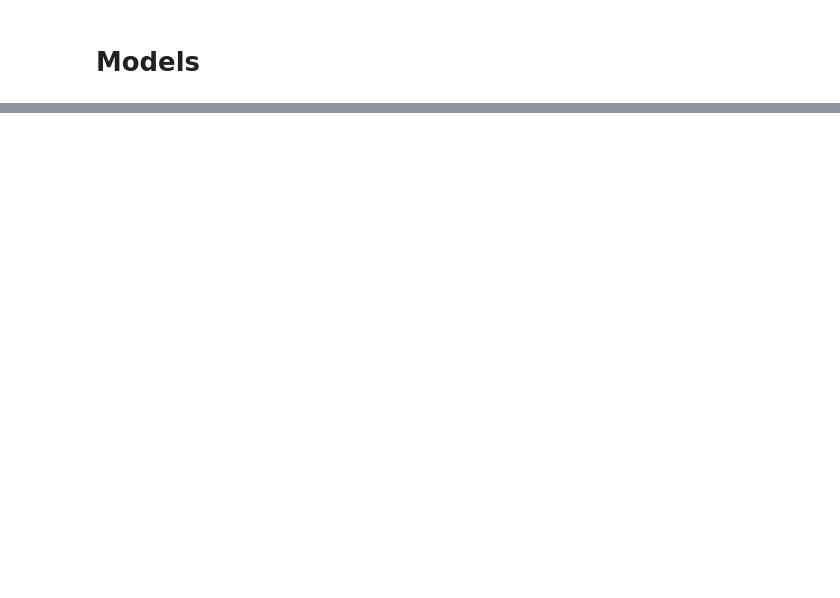
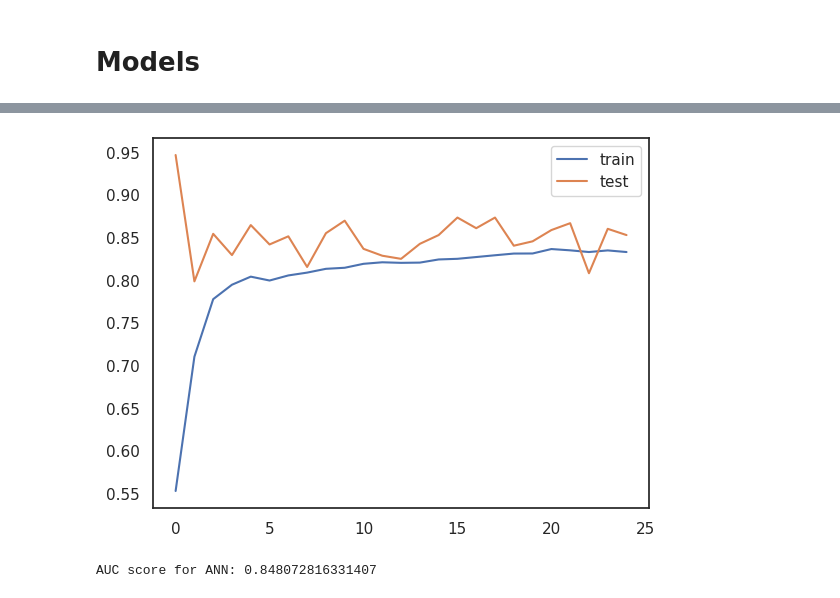
Before and after one commit to VedanshiShah7/Machine-Learning-In-Finance, a Jupyter notebook: Final Project/final_project.ipynb, the cells around one changed output, grey strips where cells are left out. Saved outputs shown, nothing was run; the diff lists cells and outputs as text; code cells hidden in the pictures; blank space fills up the shorter version.

```diff
--- a/Final Project/final_project.ipynb
+++ b/Final Project/final_project.ipynb
@@ -631,0 +780,13 @@ weighted avg       0.96      0.97      0.96      1364
+# %%
+# plot the training and validation loss
+plt.plot(history.history['accuracy'], label='train')
+plt.plot(history.history['val_accuracy'], label='test')
+plt.legend()
+plt.show()
+# %% [output]
+[figure, added]
+# %%
+auc_ann = roc_auc_score(y_test, y_pred)
+print(f'AUC score for ANN: {auc_ann}')
+# %% [output]
+AUC score for ANN: 0.848072816331407
```
Also changed, not shown: parts of 35 cells of this notebook, 10 other files.
